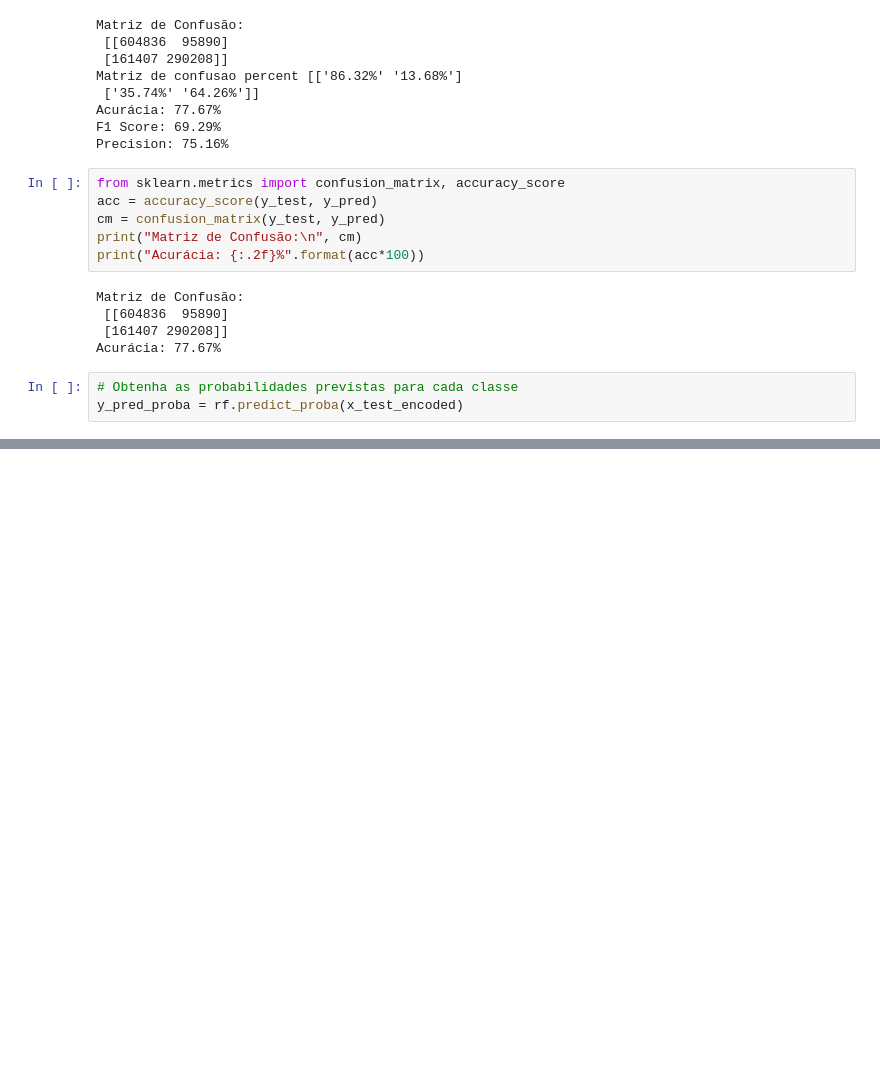
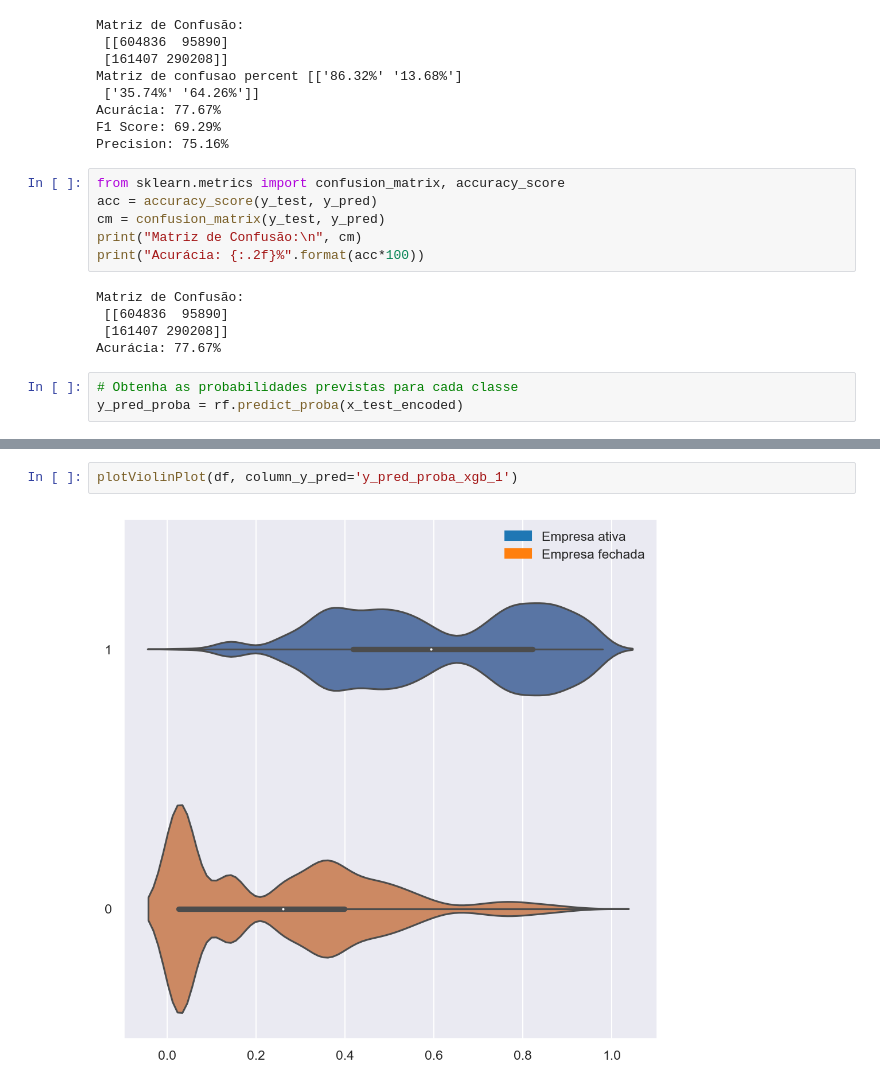
Before and after one commit to leandronogsantos/brasil_cnpjs, a Jupyter notebook: modelos_machine_learning.ipynb, the cells around one changed output, grey strips where cells are left out. Cells and saved outputs as stored; diff of their text form; blank space fills up the shorter version.

```diff
--- a/modelos_machine_learning.ipynb
+++ b/modelos_machine_learning.ipynb
@@ -354,0 +388,4 @@ plot_feature_importances(rf_importances, np.array(cols), 'Random Forest')
+# %%
+plotViolinPlot(df, column_y_pred='y_pred_proba_xgb_1')
+# %% [output]
+[figure, added]
```
Also changed, not shown: parts of 28 cells of this notebook, 2 other files.
